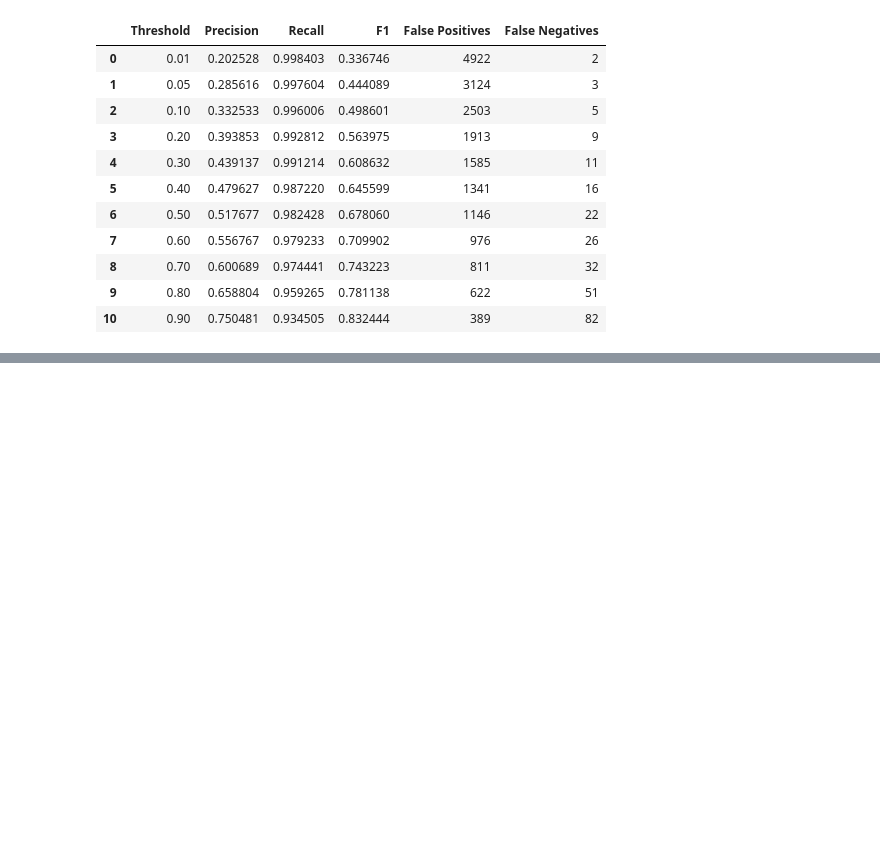
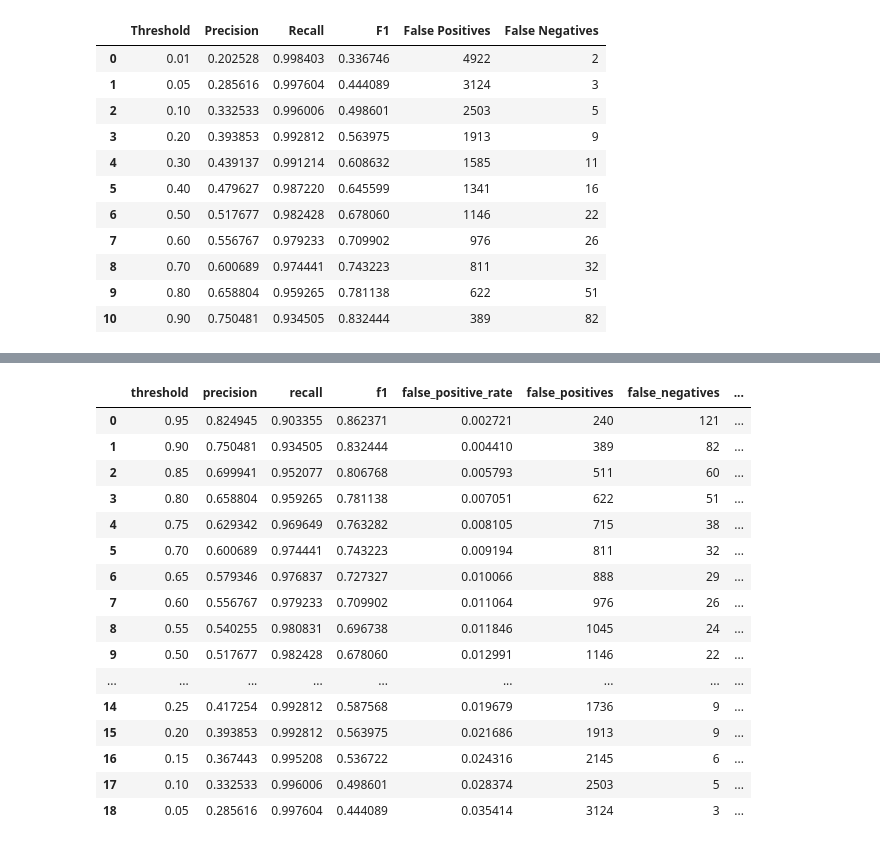
Before and after one commit to dawit-hopes/aI-financial-crime-intelligence, a Jupyter notebook: notebooks/fraud_detector.ipynb, the cells around one changed output, grey strips where cells are left out. Saved outputs shown, nothing was run; the diff lists cells and outputs as text; code cells hidden in the pictures; blank space fills up the shorter version.

Commit message:
updated:threshold tuning

```diff
--- a/notebooks/fraud_detector.ipynb
+++ b/notebooks/fraud_detector.ipynb
@@ -2087,3 +2087,81 @@ Fixture:
 | 17 | 670 | PAYMENT | 616.02 | 0.00 | 0.00 | 0 | 0.0 | ... |
 | 18 | 661 | CASH_OUT | 178130.40 | 0.00 | 263128.97 | 0 | 0.0 | ... |
 | 19 | 694 | TRANSFER | 10000000.00 | 18980853.88 | 0.00 | 0 | 0.0 | ... |
+# %%
+import numpy as np
+import pandas as pd
+from sklearn.metrics import (
+    confusion_matrix,
+    f1_score,
+    precision_score,
+    recall_score,
+)
+
+threshold_results = []
+
+thresholds = np.arange(0.05, 1.00, 0.05)
+
+for threshold in thresholds:
+    y_pred = (y_test_proba >= threshold).astype(int)
+
+    tn, fp, fn, tp = confusion_matrix(
+        y_test,
+        y_pred,
+    ).ravel()
+
+    precision = precision_score(
+        y_test,
+        y_pred,
+        zero_division=0,
+    )
+
+    recall = recall_score(
+        y_test,
+        y_pred,
+        zero_division=0,
+    )
+
+    f1 = f1_score(
+        y_test,
+        y_pred,
+        zero_division=0,
+    )
+
+    false_positive_rate = fp / (fp + tn)
+
+    threshold_results.append({
+        "threshold": threshold,
+        "precision": precision,
+        "recall": recall,
+        "f1": f1,
+        "false_positive_rate": false_positive_rate,
+        "false_positives": fp,
+        "false_negatives": fn,
+        "true_positives": tp,
+        "true_negatives": tn,
+    })
+
+threshold_df = pd.DataFrame(threshold_results)
+
+threshold_df.sort_values(
+    "f1",
+    ascending=False,
+).reset_index(drop=True)
+# %% [output]
+|  | threshold | precision | recall | f1 | false_positive_rate | false_positives | false_negatives | ... |
+| 0 | 0.95 | 0.824945 | 0.903355 | 0.862371 | 0.002721 | 240 | 121 | ... |
+| 1 | 0.90 | 0.750481 | 0.934505 | 0.832444 | 0.004410 | 389 | 82 | ... |
+| 2 | 0.85 | 0.699941 | 0.952077 | 0.806768 | 0.005793 | 511 | 60 | ... |
+| 3 | 0.80 | 0.658804 | 0.959265 | 0.781138 | 0.007051 | 622 | 51 | ... |
+| 4 | 0.75 | 0.629342 | 0.969649 | 0.763282 | 0.008105 | 715 | 38 | ... |
+| 5 | 0.70 | 0.600689 | 0.974441 | 0.743223 | 0.009194 | 811 | 32 | ... |
+| 6 | 0.65 | 0.579346 | 0.976837 | 0.727327 | 0.010066 | 888 | 29 | ... |
+| 7 | 0.60 | 0.556767 | 0.979233 | 0.709902 | 0.011064 | 976 | 26 | ... |
+| 8 | 0.55 | 0.540255 | 0.980831 | 0.696738 | 0.011846 | 1045 | 24 | ... |
+| 9 | 0.50 | 0.517677 | 0.982428 | 0.678060 | 0.012991 | 1146 | 22 | ... |
+| ... | ... | ... | ... | ... | ... | ... | ... | ... |
+| 14 | 0.25 | 0.417254 | 0.992812 | 0.587568 | 0.019679 | 1736 | 9 | ... |
+| 15 | 0.20 | 0.393853 | 0.992812 | 0.563975 | 0.021686 | 1913 | 9 | ... |
+| 16 | 0.15 | 0.367443 | 0.995208 | 0.536722 | 0.024316 | 2145 | 6 | ... |
+| 17 | 0.10 | 0.332533 | 0.996006 | 0.498601 | 0.028374 | 2503 | 5 | ... |
+| 18 | 0.05 | 0.285616 | 0.997604 | 0.444089 | 0.035414 | 3124 | 3 | ... |
```
Also changed, not shown: parts of 10 cells of this notebook, 2 other files.
